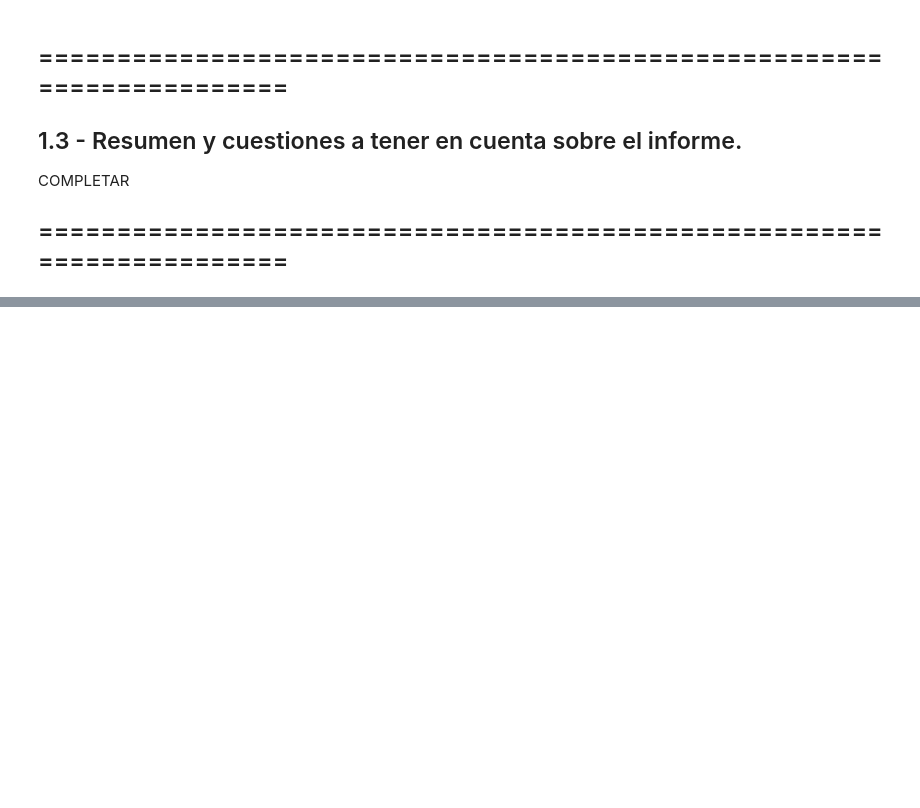
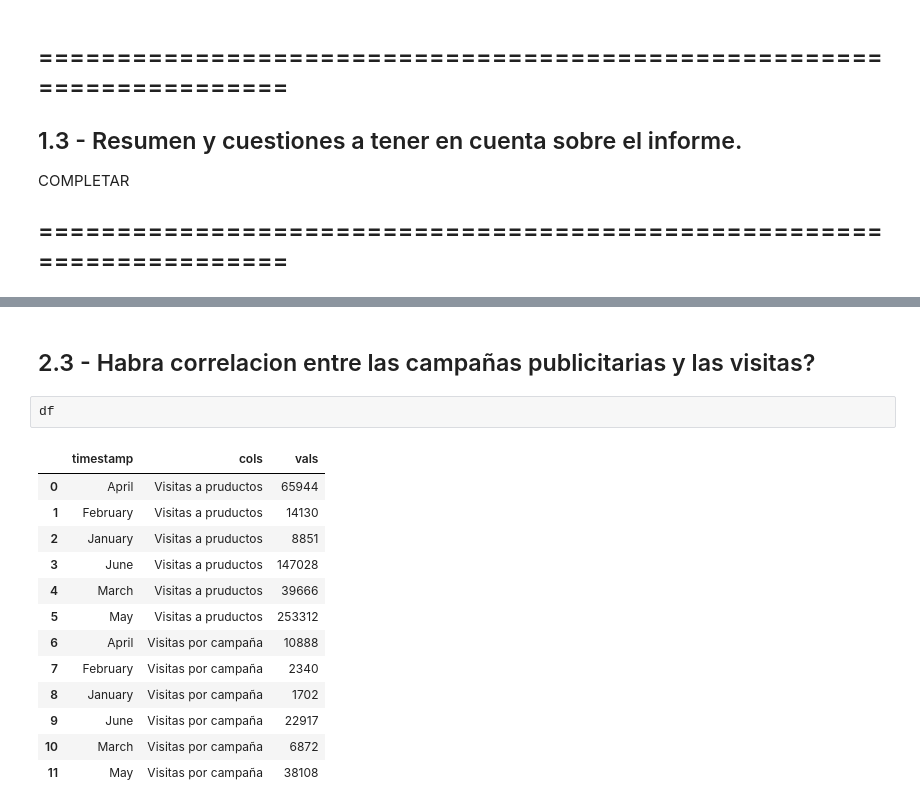
Before and after one commit to asilvestri2020/7506_2C2018, a Jupyter notebook: TP1/Informe_TP1.ipynb, the cells around one changed output, grey strips where cells are left out. Saved outputs shown, nothing was run; the diff lists cells and outputs as text; blank space fills up the shorter version.

```diff
--- a/TP1/Informe_TP1.ipynb
+++ b/TP1/Informe_TP1.ipynb
@@ -109,0 +169,18 @@ COMPLETAR
+# %% [markdown]
+## 2.3 - Habra correlacion entre las campañas publicitarias y las visitas?
+# %%
+df
+# %% [output]
+|  | timestamp | cols | vals |
+| 0 | April | Visitas a pruductos | 65944 |
+| 1 | February | Visitas a pruductos | 14130 |
+| 2 | January | Visitas a pruductos | 8851 |
+| 3 | June | Visitas a pruductos | 147028 |
+| 4 | March | Visitas a pruductos | 39666 |
+| 5 | May | Visitas a pruductos | 253312 |
+| 6 | April | Visitas por campaña | 10888 |
+| 7 | February | Visitas por campaña | 2340 |
+| 8 | January | Visitas por campaña | 1702 |
+| 9 | June | Visitas por campaña | 22917 |
+| 10 | March | Visitas por campaña | 6872 |
+| 11 | May | Visitas por campaña | 38108 |
```
Also changed, not shown: parts of 9 cells of this notebook, 1 other file.
